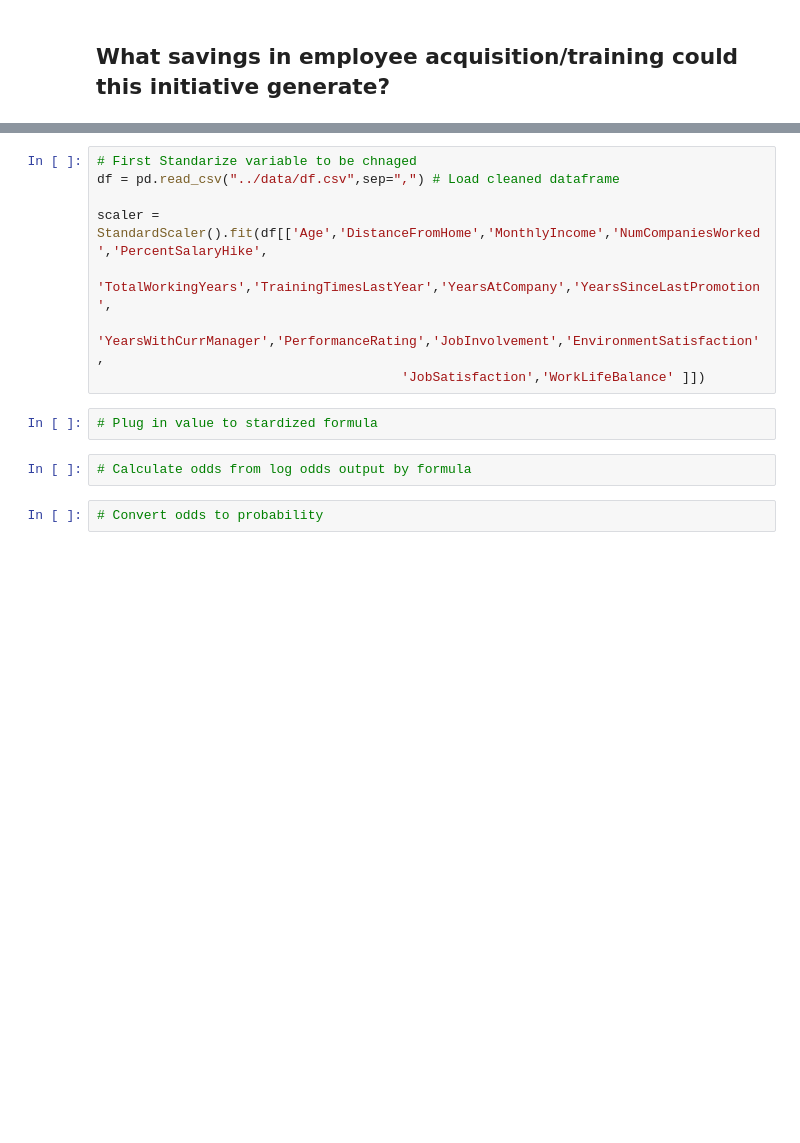
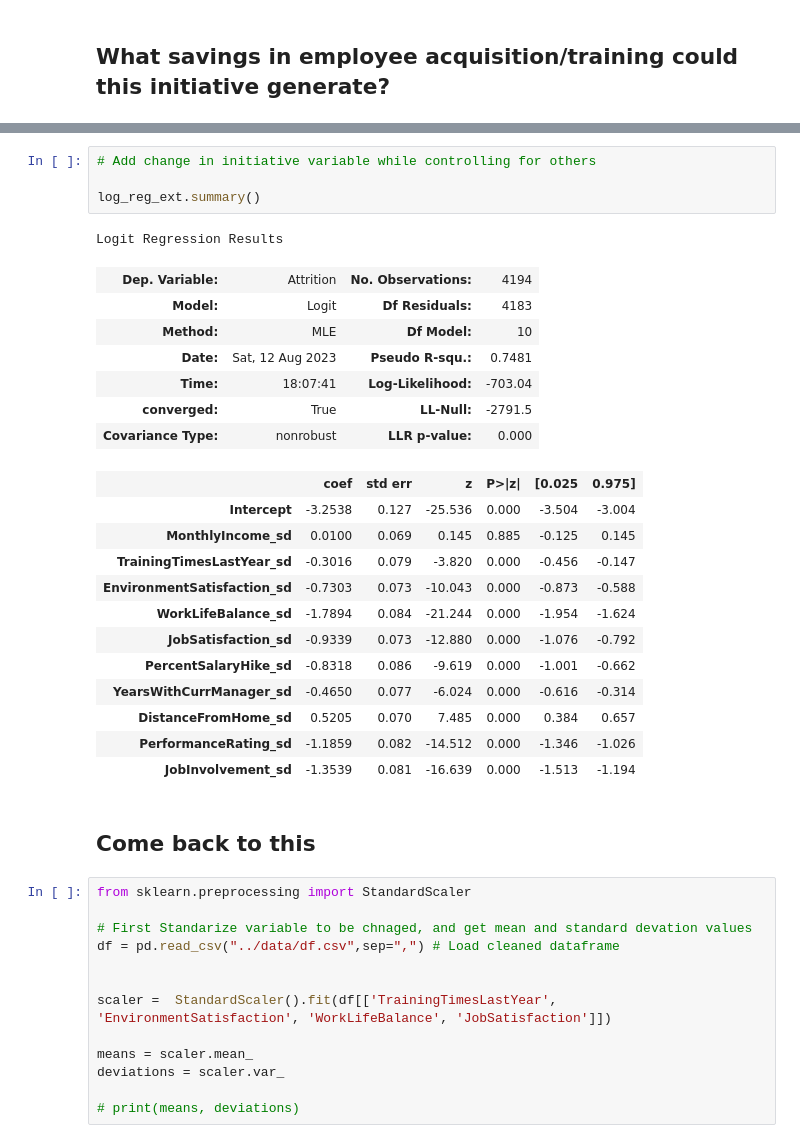
Before and after one commit to clmangham/acme_aroma, a Jupyter notebook: notebooks/4_extended_modeling.ipynb, the cells around one changed output, grey strips where cells are left out. Saved outputs shown, nothing was run; the diff lists cells and outputs as text; blank space fills up the shorter version.

Commit message:
modeling updates

```diff
--- a/notebooks/4_extended_modeling.ipynb
+++ b/notebooks/4_extended_modeling.ipynb
@@ -467,14 +483,40 @@ plt.show()
+# %%
+# Add change in initiative variable while controlling for others
+
+log_reg_ext.summary()
+# %% [output]
+Logit Regression Results
+| Dep. Variable: | Attrition | No. Observations: | 4194 |
+| Model: | Logit | Df Residuals: | 4183 |
+| Method: | MLE | Df Model: | 10 |
+| Date: | Sat, 12 Aug 2023 | Pseudo R-squ.: | 0.7481 |
+| Time: | 18:07:41 | Log-Likelihood: | -703.04 |
+| converged: | True | LL-Null: | -2791.5 |
+| Covariance Type: | nonrobust | LLR p-value: | 0.000 |
+|  | coef | std err | z | P>|z| | [0.025 | 0.975] |
+| Intercept | -3.2538 | 0.127 | -25.536 | 0.000 | -3.504 | -3.004 |
+| MonthlyIncome_sd | 0.0100 | 0.069 | 0.145 | 0.885 | -0.125 | 0.145 |
+| TrainingTimesLastYear_sd | -0.3016 | 0.079 | -3.820 | 0.000 | -0.456 | -0.147 |
+| EnvironmentSatisfaction_sd | -0.7303 | 0.073 | -10.043 | 0.000 | -0.873 | -0.588 |
+| WorkLifeBalance_sd | -1.7894 | 0.084 | -21.244 | 0.000 | -1.954 | -1.624 |
+| JobSatisfaction_sd | -0.9339 | 0.073 | -12.880 | 0.000 | -1.076 | -0.792 |
+| PercentSalaryHike_sd | -0.8318 | 0.086 | -9.619 | 0.000 | -1.001 | -0.662 |
+| YearsWithCurrManager_sd | -0.4650 | 0.077 | -6.024 | 0.000 | -0.616 | -0.314 |
+| DistanceFromHome_sd | 0.5205 | 0.070 | 7.485 | 0.000 | 0.384 | 0.657 |
+| PerformanceRating_sd | -1.1859 | 0.082 | -14.512 | 0.000 | -1.346 | -1.026 |
+| JobInvolvement_sd | -1.3539 | 0.081 | -16.639 | 0.000 | -1.513 | -1.194 |
+# %% [markdown]
+## Come back to this
 # %%
-# First Standarize variable to be chnaged
+from sklearn.preprocessing import StandardScaler
+
+# First Standarize variable to be chnaged, and get mean and standard devation values
 df = pd.read_csv("../data/df.csv",sep=",") # Load cleaned dataframe
 
-scaler =  StandardScaler().fit(df[['Age','DistanceFromHome','MonthlyIncome','NumCompaniesWorked','PercentSalaryHike',
-                                       'TotalWorkingYears','TrainingTimesLastYear','YearsAtCompany','YearsSinceLastPromotion',
-                                       'YearsWithCurrManager','PerformanceRating','JobInvolvement','EnvironmentSatisfaction',
-                                       'JobSatisfaction','WorkLifeBalance' ]])
+
+scaler =  StandardScaler().fit(df[['TrainingTimesLastYear', 'EnvironmentSatisfaction', 'WorkLifeBalance', 'JobSatisfaction']])
+
+means = scaler.mean_
+deviations = scaler.var_
+
+# print(means, deviations)
-# %%
-# Plug in value to stardized formula
-# %%
-# Calculate odds from log odds output by formula
-# %%
-# Convert odds to probability
```
Also changed, not shown: parts of 11 cells of this notebook.
